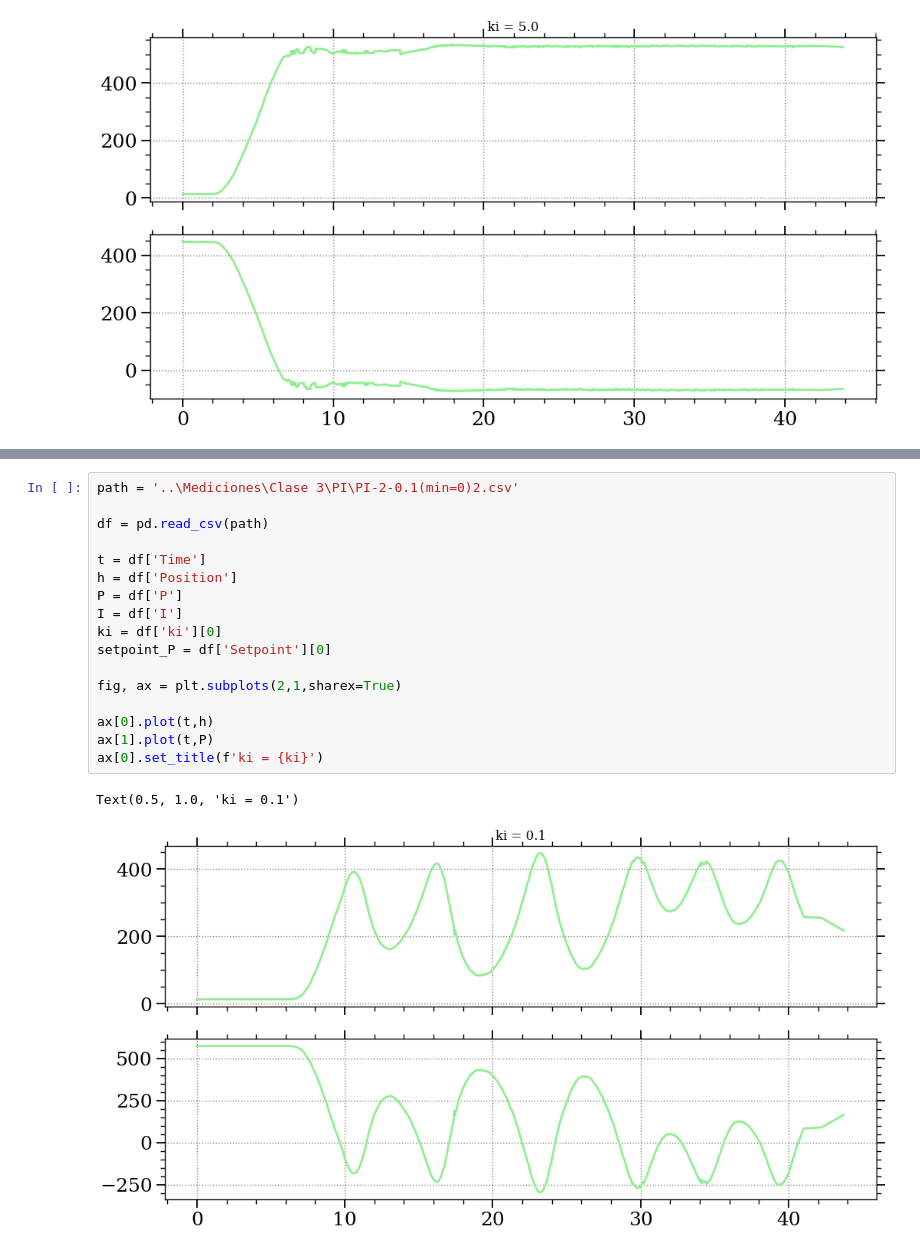
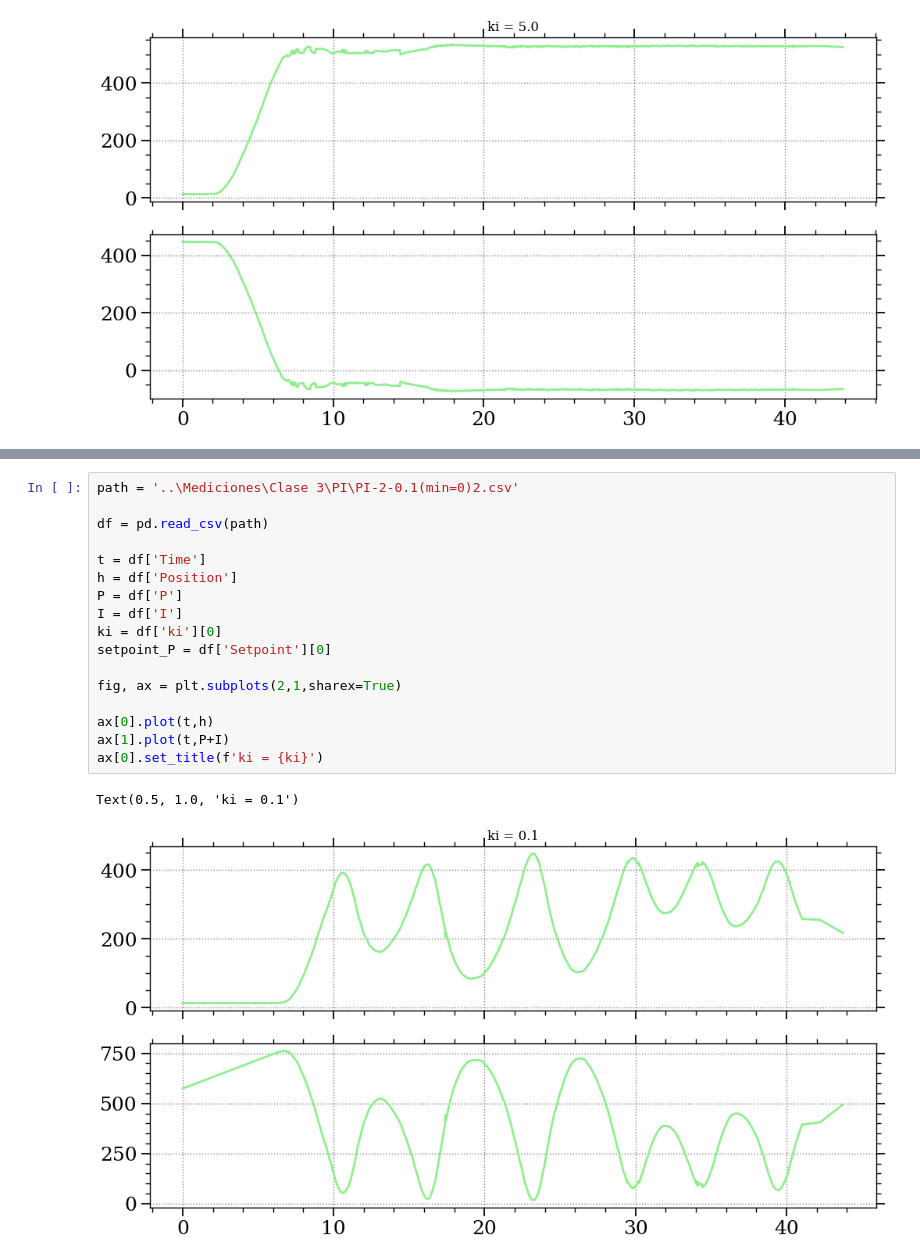
Before and after one commit to Martin-Palomeque/PID, a Jupyter notebook: Entregas/Graficos_PI.ipynb, the cells around one changed output, grey strips where cells are left out. Cells and saved outputs as stored; diff of their text form.

```diff
--- a/Entregas/Graficos_PI.ipynb
+++ b/Entregas/Graficos_PI.ipynb
@@ -225,23 +225,23 @@ Text(0.5, 1.0, 'ki = 0.1')
 # %%
 path = '..\Mediciones\Clase 3\PI\PI-2-0.1(min=0)2.csv'
 
 df = pd.read_csv(path)
 
 t = df['Time']
 h = df['Position']
 P = df['P']
 I = df['I']
 ki = df['ki'][0]
 setpoint_P = df['Setpoint'][0]
 
 fig, ax = plt.subplots(2,1,sharex=True)
 
 ax[0].plot(t,h)
-ax[1].plot(t,P)
+ax[1].plot(t,P+I)
 ax[0].set_title(f'ki = {ki}')
 # %% [output]
 Text(0.5, 1.0, 'ki = 0.1')
-[figure, old version]
+[figure, new version]
 # %%
 path = '..\Mediciones\Clase 3\PI\PI-2-01.csv'
 
```
Also changed, not shown: parts of 8 cells of this notebook.
